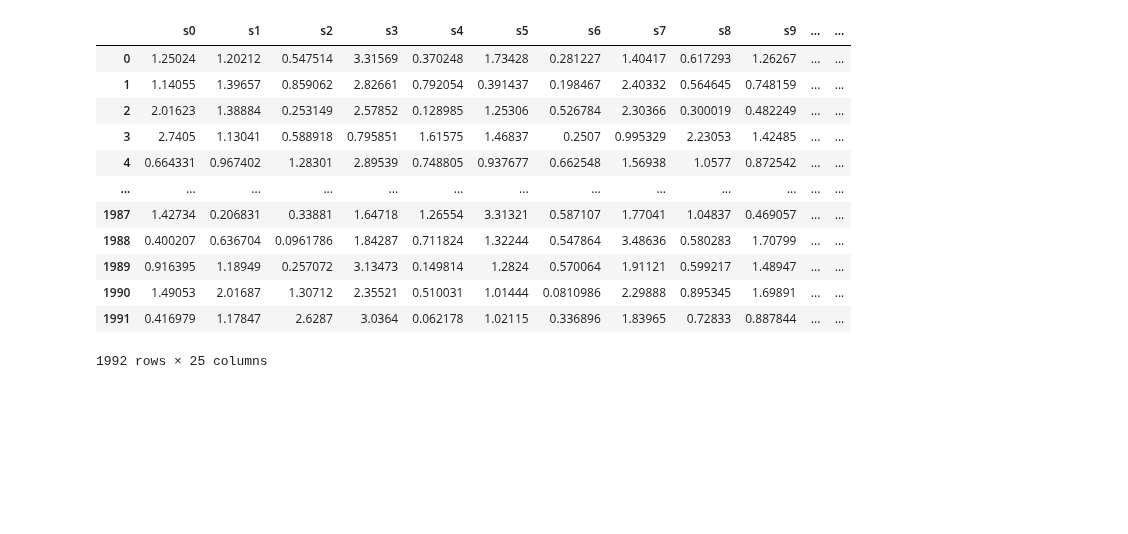
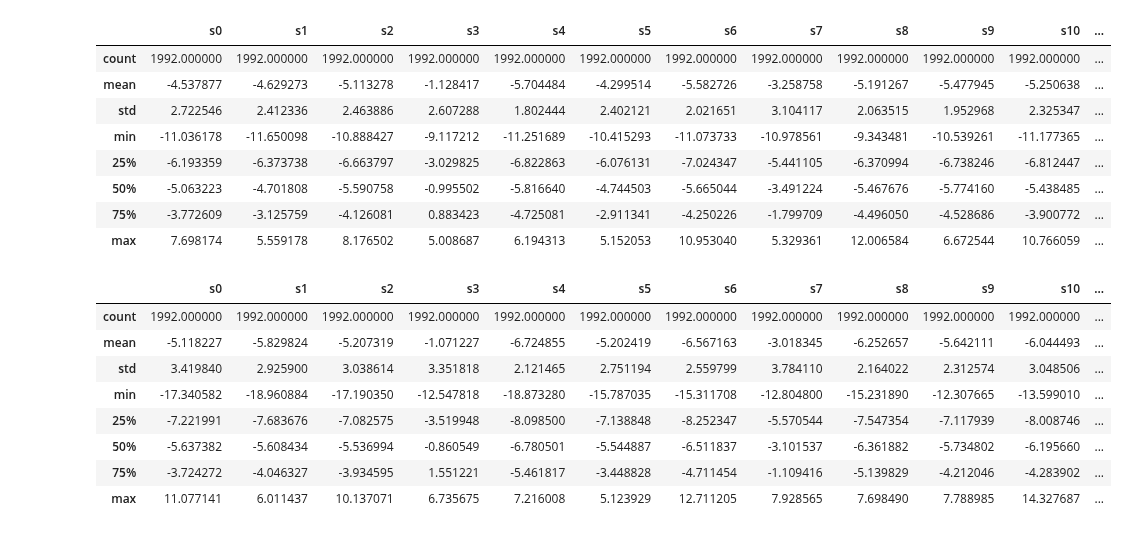
Before and after one commit to tatsuya-takahashi/Rainforest-Connection-Species-Audio-Detection, a Jupyter notebook: src/bagging.ipynb, the cells around one changed output. Saved outputs shown, nothing was run; the diff lists cells and outputs as text; code cells hidden in the pictures; blank space fills up the shorter version.

```diff
--- a/src/bagging.ipynb
+++ b/src/bagging.ipynb
@@ -42,18 +51,24 @@ preds.shape
-# %%
-df_sub = pd.DataFrame(preds, columns=dfs[0].columns[1:])
-df_sub["recording_id"] = dfs[0]["recording_id"].values
-df_sub
-# %% [output]
-|  | s0 | s1 | s2 | s3 | s4 | s5 | s6 | s7 | s8 | s9 | ... | ... |
-| 0 | 1.25024 | 1.20212 | 0.547514 | 3.31569 | 0.370248 | 1.73428 | 0.281227 | 1.40417 | 0.617293 | 1.26267 | ... | ... |
-| 1 | 1.14055 | 1.39657 | 0.859062 | 2.82661 | 0.792054 | 0.391437 | 0.198467 | 2.40332 | 0.564645 | 0.748159 | ... | ... |
-| 2 | 2.01623 | 1.38884 | 0.253149 | 2.57852 | 0.128985 | 1.25306 | 0.526784 | 2.30366 | 0.300019 | 0.482249 | ... | ... |
-| 3 | 2.7405 | 1.13041 | 0.588918 | 0.795851 | 1.61575 | 1.46837 | 0.2507 | 0.995329 | 2.23053 | 1.42485 | ... | ... |
-| 4 | 0.664331 | 0.967402 | 1.28301 | 2.89539 | 0.748805 | 0.937677 | 0.662548 | 1.56938 | 1.0577 | 0.872542 | ... | ... |
-| ... | ... | ... | ... | ... | ... | ... | ... | ... | ... | ... | ... | ... |
-| 1987 | 1.42734 | 0.206831 | 0.33881 | 1.64718 | 1.26554 | 3.31321 | 0.587107 | 1.77041 | 1.04837 | 0.469057 | ... | ... |
-| 1988 | 0.400207 | 0.636704 | 0.0961786 | 1.84287 | 0.711824 | 1.32244 | 0.547864 | 3.48636 | 0.580283 | 1.70799 | ... | ... |
-| 1989 | 0.916395 | 1.18949 | 0.257072 | 3.13473 | 0.149814 | 1.2824 | 0.570064 | 1.91121 | 0.599217 | 1.48947 | ... | ... |
-| 1990 | 1.49053 | 2.01687 | 1.30712 | 2.35521 | 0.510031 | 1.01444 | 0.0810986 | 2.29888 | 0.895345 | 1.69891 | ... | ... |
-| 1991 | 0.416979 | 1.17847 | 2.6287 | 3.0364 | 0.062178 | 1.02115 | 0.336896 | 1.83965 | 0.72833 | 0.887844 | ... | ... |
-1992 rows × 25 columns
+# %%
+dfs[0].describe()
+# %% [output]
+|  | s0 | s1 | s2 | s3 | s4 | s5 | s6 | s7 | s8 | s9 | s10 | ... |
+| count | 1992.000000 | 1992.000000 | 1992.000000 | 1992.000000 | 1992.000000 | 1992.000000 | 1992.000000 | 1992.000000 | 1992.000000 | 1992.000000 | 1992.000000 | ... |
+| mean | -4.537877 | -4.629273 | -5.113278 | -1.128417 | -5.704484 | -4.299514 | -5.582726 | -3.258758 | -5.191267 | -5.477945 | -5.250638 | ... |
+| std | 2.722546 | 2.412336 | 2.463886 | 2.607288 | 1.802444 | 2.402121 | 2.021651 | 3.104117 | 2.063515 | 1.952968 | 2.325347 | ... |
+| min | -11.036178 | -11.650098 | -10.888427 | -9.117212 | -11.251689 | -10.415293 | -11.073733 | -10.978561 | -9.343481 | -10.539261 | -11.177365 | ... |
+| 25% | -6.193359 | -6.373738 | -6.663797 | -3.029825 | -6.822863 | -6.076131 | -7.024347 | -5.441105 | -6.370994 | -6.738246 | -6.812447 | ... |
+| 50% | -5.063223 | -4.701808 | -5.590758 | -0.995502 | -5.816640 | -4.744503 | -5.665044 | -3.491224 | -5.467676 | -5.774160 | -5.438485 | ... |
+| 75% | -3.772609 | -3.125759 | -4.126081 | 0.883423 | -4.725081 | -2.911341 | -4.250226 | -1.799709 | -4.496050 | -4.528686 | -3.900772 | ... |
+| max | 7.698174 | 5.559178 | 8.176502 | 5.008687 | 6.194313 | 5.152053 | 10.953040 | 5.329361 | 12.006584 | 6.672544 | 10.766059 | ... |
+# %%
+dfs[1].describe()
+# %% [output]
+|  | s0 | s1 | s2 | s3 | s4 | s5 | s6 | s7 | s8 | s9 | s10 | ... |
+| count | 1992.000000 | 1992.000000 | 1992.000000 | 1992.000000 | 1992.000000 | 1992.000000 | 1992.000000 | 1992.000000 | 1992.000000 | 1992.000000 | 1992.000000 | ... |
+| mean | -5.118227 | -5.829824 | -5.207319 | -1.071227 | -6.724855 | -5.202419 | -6.567163 | -3.018345 | -6.252657 | -5.642111 | -6.044493 | ... |
+| std | 3.419840 | 2.925900 | 3.038614 | 3.351818 | 2.121465 | 2.751194 | 2.559799 | 3.784110 | 2.164022 | 2.312574 | 3.048506 | ... |
+| min | -17.340582 | -18.960884 | -17.190350 | -12.547818 | -18.873280 | -15.787035 | -15.311708 | -12.804800 | -15.231890 | -12.307665 | -13.599010 | ... |
+| 25% | -7.221991 | -7.683676 | -7.082575 | -3.519948 | -8.098500 | -7.138848 | -8.252347 | -5.570544 | -7.547354 | -7.117939 | -8.008746 | ... |
+| 50% | -5.637382 | -5.608434 | -5.536994 | -0.860549 | -6.780501 | -5.544887 | -6.511837 | -3.101537 | -6.361882 | -5.734802 | -6.195660 | ... |
+| 75% | -3.724272 | -4.046327 | -3.934595 | 1.551221 | -5.461817 | -3.448828 | -4.711454 | -1.109416 | -5.139829 | -4.212046 | -4.283902 | ... |
+| max | 11.077141 | 6.011437 | 10.137071 | 6.735675 | 7.216008 | 5.123929 | 12.711205 | 7.928565 | 7.698490 | 7.788985 | 14.327687 | ... |
```
Also changed, not shown: parts of 19 cells of this notebook, 47 other files.
